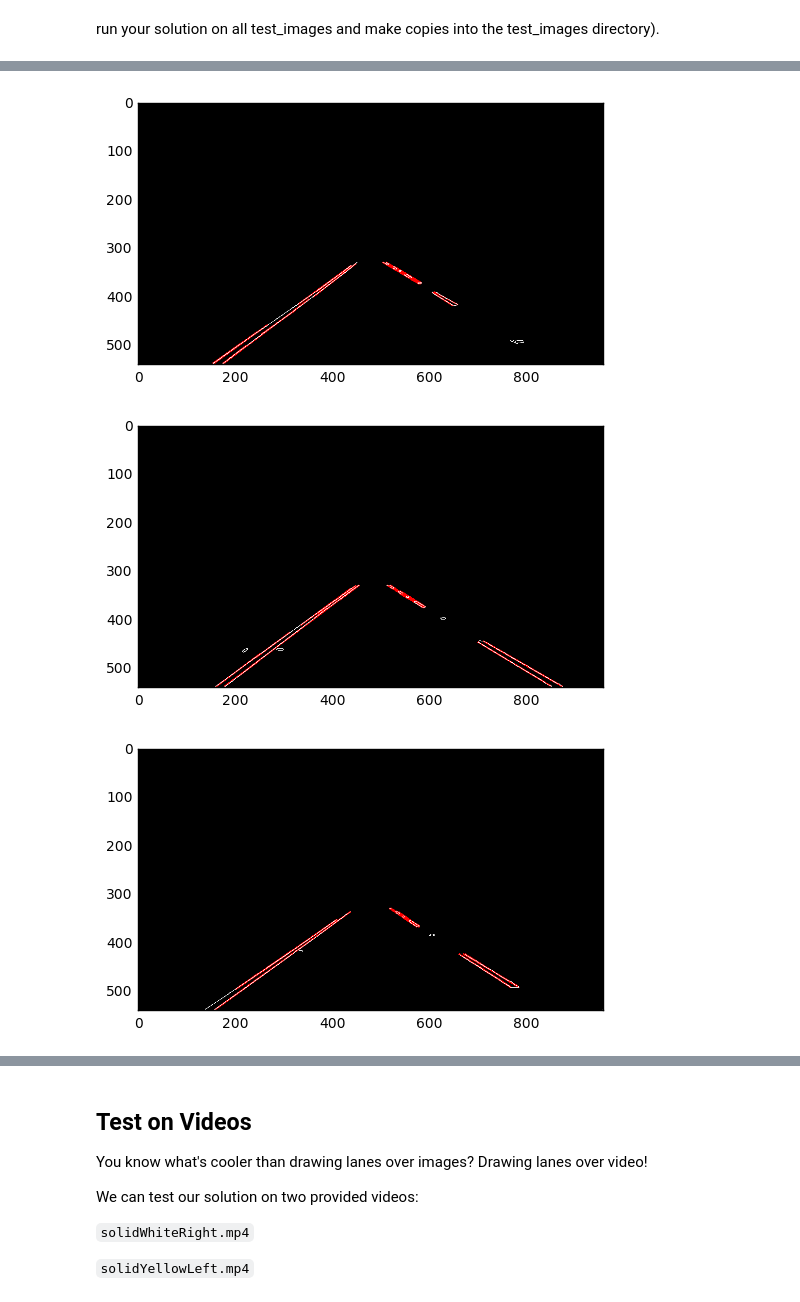
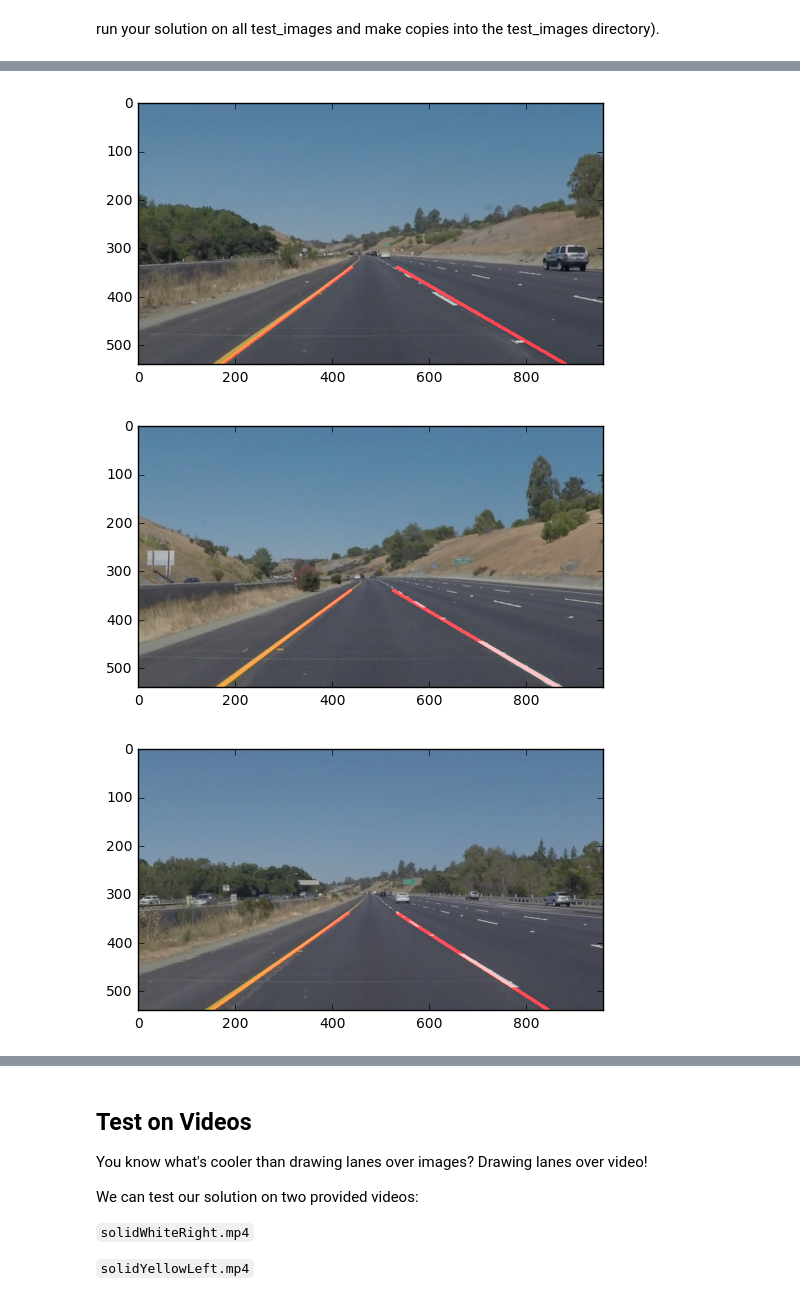
Before and after one commit to jocmom/CarND-LaneLines-P1, a Jupyter notebook: P1.ipynb, the cells around one changed output, grey strips where cells are left out. Drawn from its saved outputs; the diff is of its cells as text; code cells hidden in the pictures.

```diff
--- a/P1.ipynb
+++ b/P1.ipynb
@@ -239,13 +255,14 @@ vertices = np.array([[bottom_left, top_left, top_right, bottom_right]], dtype=np
 folder = 'test_images/'
 for file in os.listdir(folder):
     image = mpimg.imread(folder + file)
+    #image = cv2.imread(folder + file)
     gray = grayscale(image)
 
     # smooth the image
     blur_gray = gaussian_blur(gray, 5)
 
     # find the edges of the image
-    edges = canny(blur_gray, 50, 150)
+    edges = canny(blur_gray, 100, 250)
 
     # select the region of interest
     masked_edges = region_of_interest(edges, vertices)
@@ -261,7 +278,7 @@ for file in os.listdir(folder):
     #plt.imshow(edges, cmap='Greys_r')
     #plt.imshow(masked_edges, cmap='Greys_r')
     #plt.figure(figsize=(20,10))
-    plt.imshow(color_edges + lines)
-    #plt.imshow(lines_img)
+    #plt.imshow(color_edges + lines)
+    plt.imshow(lines_img)
     plt.show()
 # %% [output]
@@ -270,3 +287,3 @@ for file in os.listdir(folder):
-[figure, old version]
+[figure, new version]
-[figure, old version]
+[figure, new version]
-[figure, old version]
+[figure, new version]
```
Also changed, not shown: parts of 6 cells of this notebook.
